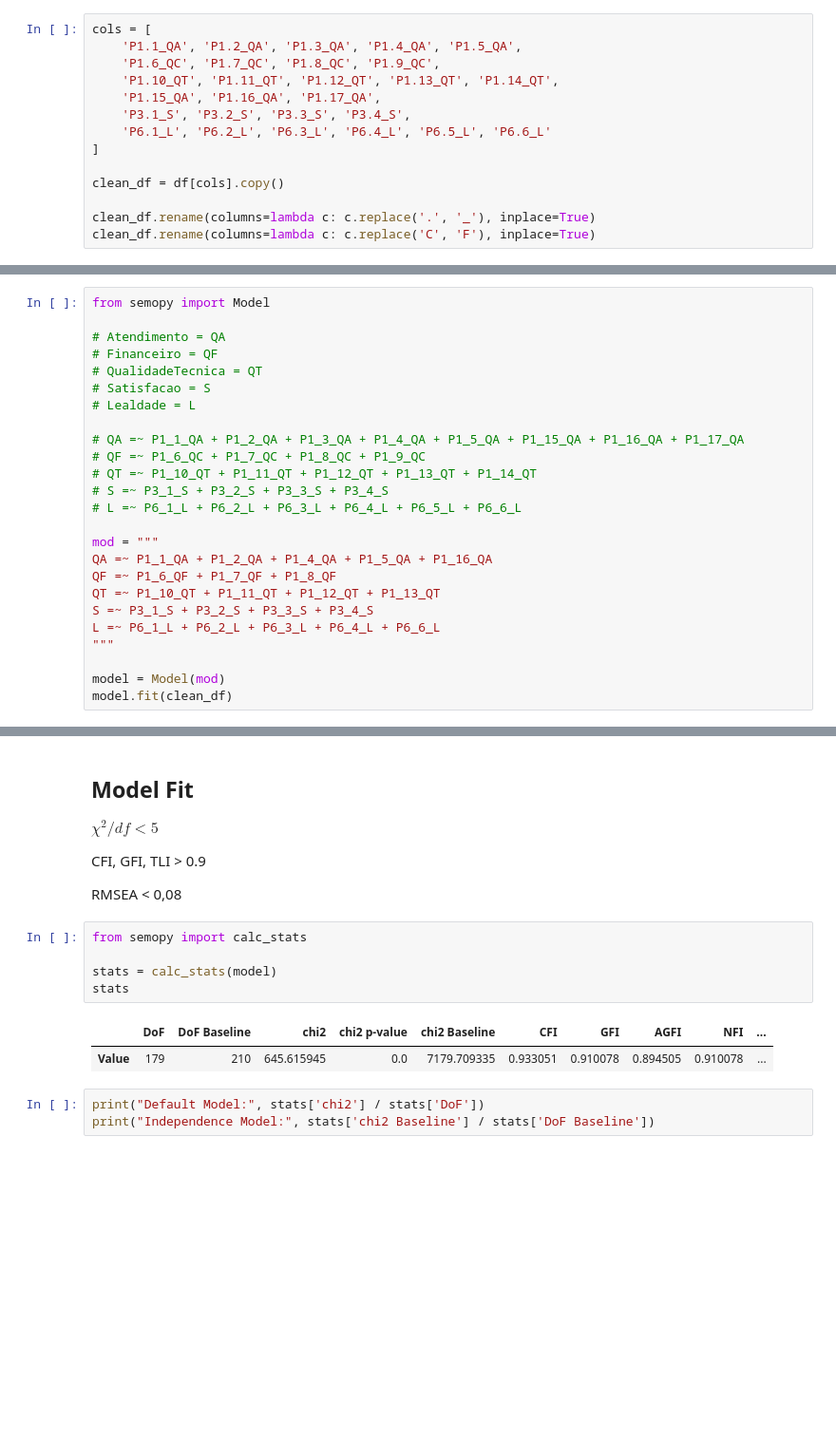
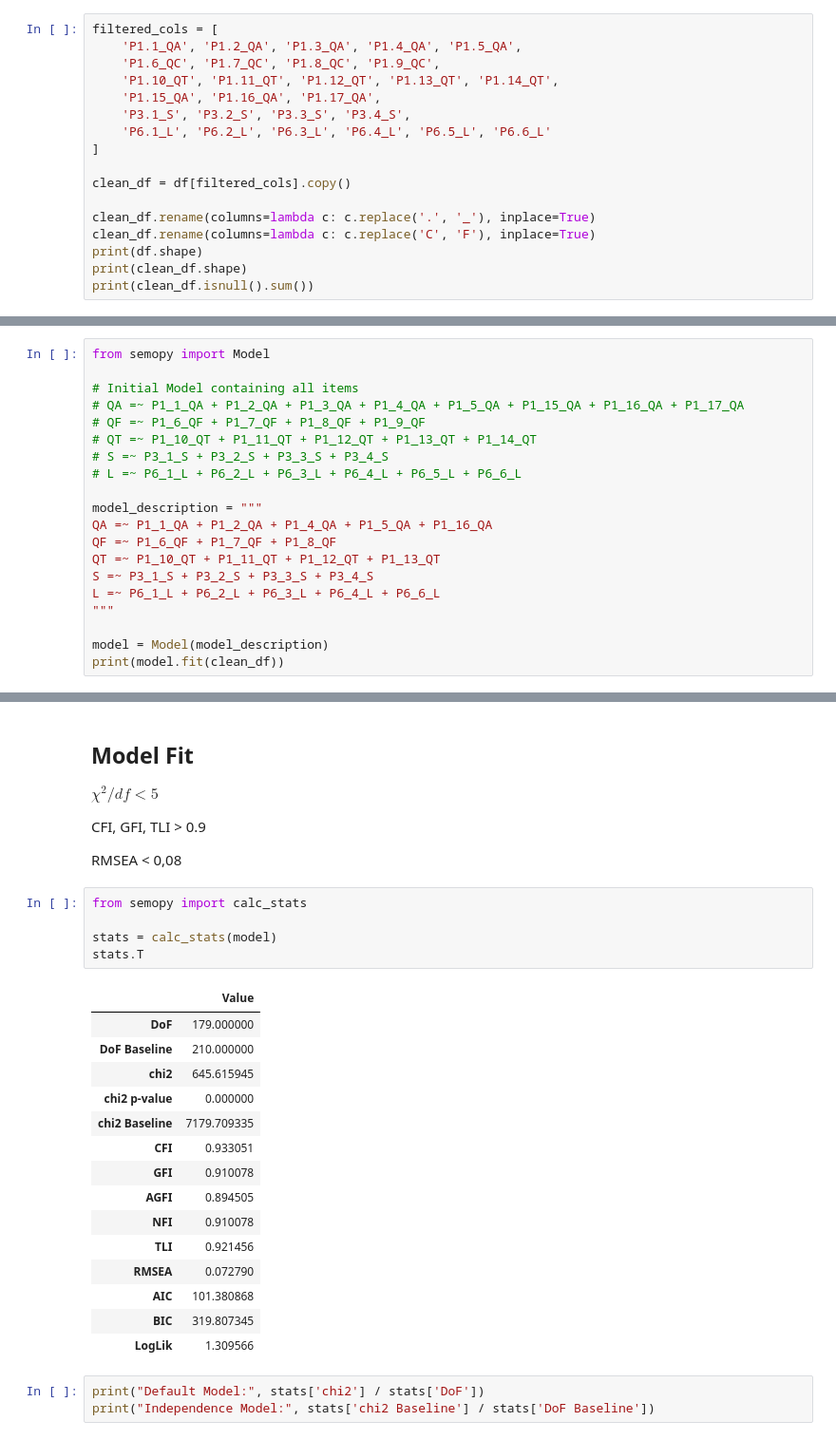
Before and after one commit to VictorValar/python-structural-equation-modeling-guide, a Jupyter notebook: practice 1/practice_1.ipynb, the cells around one changed output, grey strips where cells are left out. Shown at 95% size. Cells and saved outputs as stored; diff of their text form; blank space fills up the shorter version.

```diff
--- a/practice 1/practice_1.ipynb
+++ b/practice 1/practice_1.ipynb
@@ -18,7 +20,7 @@ df.head()
 | 4 | NaN | 1.0 | 4.0 | 9.0 | 1.0 | 1.0 | 72.0 | 24.0 | 2.0 | 5.0 | ... | ... |
 5 rows × 45 columns
 # %%
-cols = [
+filtered_cols = [
     'P1.1_QA', 'P1.2_QA', 'P1.3_QA', 'P1.4_QA', 'P1.5_QA',
     'P1.6_QC', 'P1.7_QC', 'P1.8_QC', 'P1.9_QC',
     'P1.10_QT', 'P1.11_QT', 'P1.12_QT', 'P1.13_QT', 'P1.14_QT',
@@ -27,7 +29,10 @@ cols = [
     'P6.1_L', 'P6.2_L', 'P6.3_L', 'P6.4_L', 'P6.5_L', 'P6.6_L'
 ]
 
-clean_df = df[cols].copy()
+clean_df = df[filtered_cols].copy()
 
 clean_df.rename(columns=lambda c: c.replace('.', '_'), inplace=True)
 clean_df.rename(columns=lambda c: c.replace('C', 'F'), inplace=True)
+print(df.shape)
+print(clean_df.shape)
+print(clean_df.isnull().sum())
@@ -36,19 +126,14 @@ clean_df.rename(columns=lambda c: c.replace('C', 'F'), inplace=True)
 # %%
 from semopy import Model
 
-# Atendimento = QA
-# Financeiro = QF
-# QualidadeTecnica = QT
-# Satisfacao = S
-# Lealdade = L
-
+# Initial Model containing all items
 # QA =~ P1_1_QA + P1_2_QA + P1_3_QA + P1_4_QA + P1_5_QA + P1_15_QA + P1_16_QA + P1_17_QA
-# QF =~ P1_6_QC + P1_7_QC + P1_8_QC + P1_9_QC
+# QF =~ P1_6_QF + P1_7_QF + P1_8_QF + P1_9_QF
 # QT =~ P1_10_QT + P1_11_QT + P1_12_QT + P1_13_QT + P1_14_QT
 # S =~ P3_1_S + P3_2_S + P3_3_S + P3_4_S
 # L =~ P6_1_L + P6_2_L + P6_3_L + P6_4_L + P6_5_L + P6_6_L
 
-mod = """
+model_description = """
 QA =~ P1_1_QA + P1_2_QA + P1_4_QA + P1_5_QA + P1_16_QA
 QF =~ P1_6_QF + P1_7_QF + P1_8_QF
 QT =~ P1_10_QT + P1_11_QT + P1_12_QT + P1_13_QT
@@ -56,6 +141,6 @@ S =~ P3_1_S + P3_2_S + P3_3_S + P3_4_S
 L =~ P6_1_L + P6_2_L + P6_3_L + P6_4_L + P6_6_L
 """
 
-model = Model(mod)
-model.fit(clean_df)
+model = Model(model_description)
+print(model.fit(clean_df))
 # %% [output]
@@ -81,11 +167,24 @@ RMSEA < 0,08
 # %%
 from semopy import calc_stats
 
 stats = calc_stats(model)
-stats
+stats.T
 # %% [output]
-|  | DoF | DoF Baseline | chi2 | chi2 p-value | chi2 Baseline | CFI | GFI | AGFI | NFI | ... |
-| Value | 179 | 210 | 645.615945 | 0.0 | 7179.709335 | 0.933051 | 0.910078 | 0.894505 | 0.910078 | ... |
+|  | Value |
+| DoF | 179.000000 |
+| DoF Baseline | 210.000000 |
+| chi2 | 645.615945 |
+| chi2 p-value | 0.000000 |
+| chi2 Baseline | 7179.709335 |
+| CFI | 0.933051 |
+| GFI | 0.910078 |
+| AGFI | 0.894505 |
+| NFI | 0.910078 |
+| TLI | 0.921456 |
+| RMSEA | 0.072790 |
+| AIC | 101.380868 |
+| BIC | 319.807345 |
+| LogLik | 1.309566 |
 # %%
 print("Default Model:", stats['chi2'] / stats['DoF'])
 print("Independence Model:", stats['chi2 Baseline'] / stats['DoF Baseline'])
```
Also changed, not shown: parts of 17 cells of this notebook, 2 other files.
